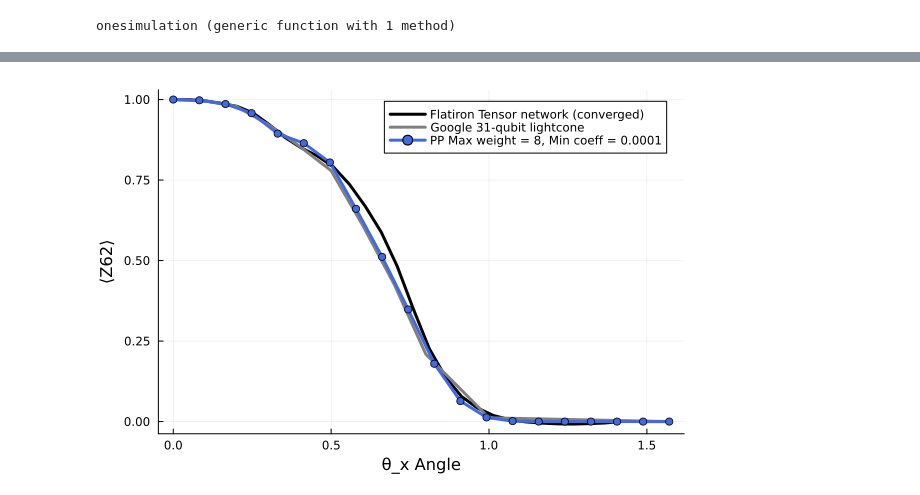
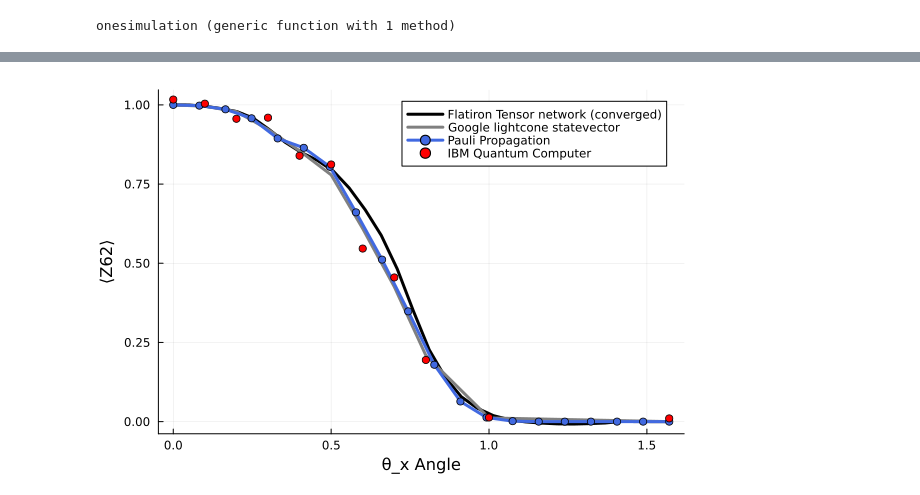
Before and after one commit to wrightjandrew/ImaginaryTimeEvolutionPauliPropagation, a Jupyter notebook: examples/utility_example.ipynb, the cells around one changed output, grey strips where cells are left out. Drawn from its saved outputs; the diff is of its cells as text; code cells hidden in the pictures.

```diff
--- a/examples/utility_example.ipynb
+++ b/examples/utility_example.ipynb
@@ -3,6 +3,10 @@ using PauliPropagation
 using Base.Threads
 using Plots
 # %%
+IBM_mitigated_vals = [1.01688859, 1.00387483, 0.95615886, 0.95966435, 0.83946763,
+    0.81185907, 0.54640995, 0.45518584, 0.19469377, 0.01301832,0.01016334]
+IBM_angles = [0.    , 0.1   , 0.2   , 0.3   , 0.4   , 0.5   , 0.6   , 0.7   , 0.8   , 1.    , 1.5707]
+
 tn_vals = [9.99999254e-01,  9.99593653e-01,  9.95720077e-01,  9.88301532e-01,
         9.78553511e-01,  9.58023054e-01,  9.21986059e-01,  8.81726079e-01,
         8.49816779e-01,  8.24900527e-01,  7.91257641e-01,  7.37435202e-01,
@@ -105,7 +109,8 @@ Total simulation time: 6.857048592 seconds
 # %%
 pl = plot(xlabel="θ_x Angle", ylabel="⟨Z62⟩")
 plot!(tn_angles, tn_vals, label="Flatiron Tensor network (converged)", color="black", linewidth=3)
-plot!(google_angles, google_vals, label="Google 31-qubit lightcone", color="grey", linewidth=3)
-plot!(x_angles, expectations, marker=:circle, label="PP Max weight = $max_weight, Min coeff = $min_abs_coeff", linewidth=3, color="royalblue")
+plot!(google_angles, google_vals, label="Google lightcone statevector", color="grey", linewidth=3)
+plot!(x_angles, expectations, marker=:circle, label="Pauli Propagation", linewidth=3, color="royalblue")
+scatter!(IBM_angles, IBM_mitigated_vals, label="IBM Quantum Computer", color="Red", ms=4)
 # %% [output]
-[figure, old version]
+[figure, new version]
```
Also changed, not shown: parts of 1 cell of this notebook, 11 other files.
